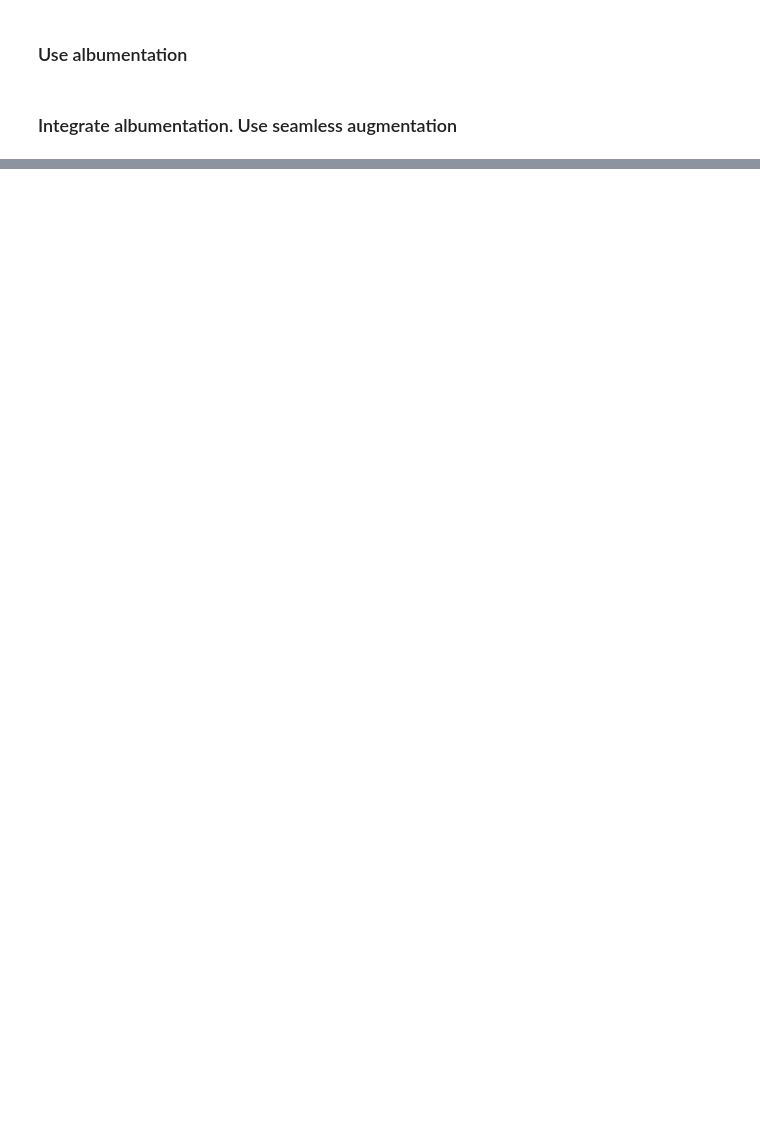
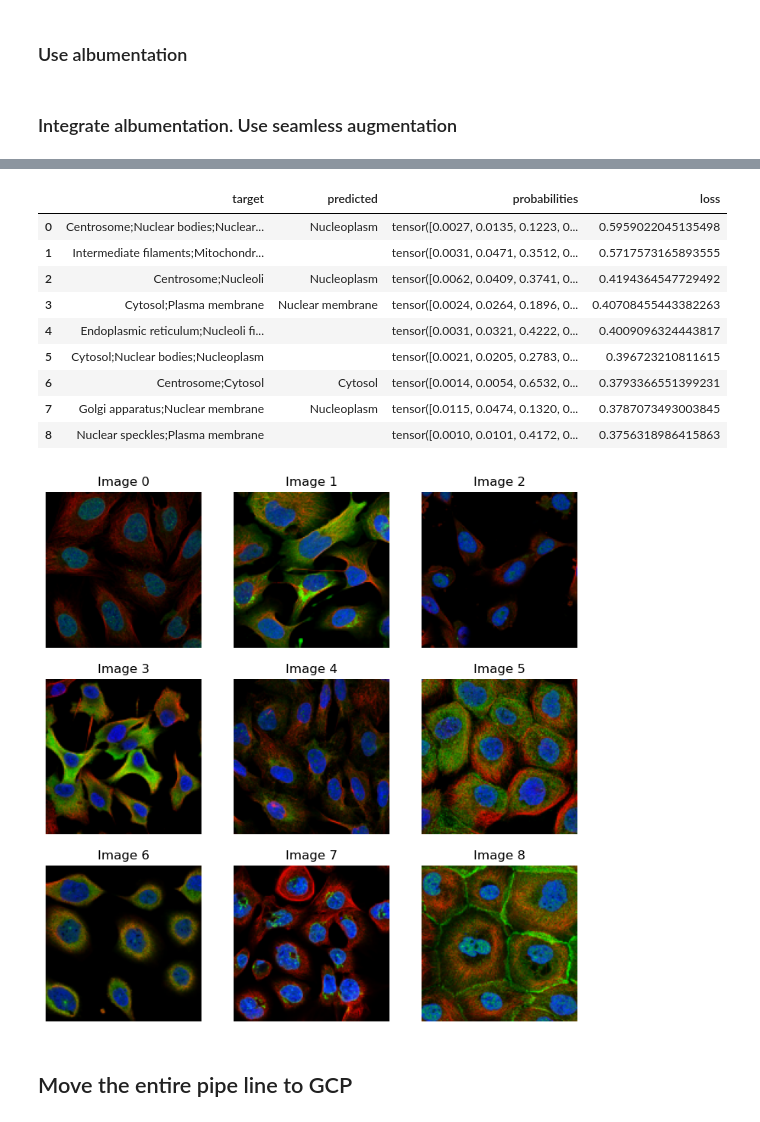
Before and after one commit to derekxueyonghai/data-exploration, a Jupyter notebook: human-protein-cell.ipynb, the cells around one changed output, grey strips where cells are left out. Drawn from its saved outputs; the diff is of its cells as text; code cells hidden in the pictures; blank space fills up the shorter version.

```diff
--- a/human-protein-cell.ipynb
+++ b/human-protein-cell.ipynb
@@ -330,0 +438,4 @@ dls.show_batch(nrows=3, ncols=3)
+# %%
+interp = Interpretation.from_learner(learn)
+interp.plot_top_losses(9)
+# %% [output]
@@ -330,0 +444,13 @@ dls.show_batch(nrows=3, ncols=3)
+|  | target | predicted | probabilities | loss |
+| 0 | Centrosome;Nuclear bodies;Nuclear... | Nucleoplasm | tensor([0.0027, 0.0135, 0.1223, 0... | 0.5959022045135498 |
+| 1 | Intermediate filaments;Mitochondr... |  | tensor([0.0031, 0.0471, 0.3512, 0... | 0.5717573165893555 |
+| 2 | Centrosome;Nucleoli | Nucleoplasm | tensor([0.0062, 0.0409, 0.3741, 0... | 0.4194364547729492 |
+| 3 | Cytosol;Plasma membrane | Nuclear membrane | tensor([0.0024, 0.0264, 0.1896, 0... | 0.40708455443382263 |
+| 4 | Endoplasmic reticulum;Nucleoli fi... |  | tensor([0.0031, 0.0321, 0.4222, 0... | 0.4009096324443817 |
+| 5 | Cytosol;Nuclear bodies;Nucleoplasm |  | tensor([0.0021, 0.0205, 0.2783, 0... | 0.396723210811615 |
+| 6 | Centrosome;Cytosol | Cytosol | tensor([0.0014, 0.0054, 0.6532, 0... | 0.3793366551399231 |
+| 7 | Golgi apparatus;Nuclear membrane | Nucleoplasm | tensor([0.0115, 0.0474, 0.1320, 0... | 0.3787073493003845 |
+| 8 | Nuclear speckles;Plasma membrane |  | tensor([0.0010, 0.0101, 0.4172, 0... | 0.3756318986415863 |
+[figure, added]
+# %% [markdown]
+## Move the entire pipe line to GCP
```
Also changed, not shown: parts of 39 cells of this notebook.
